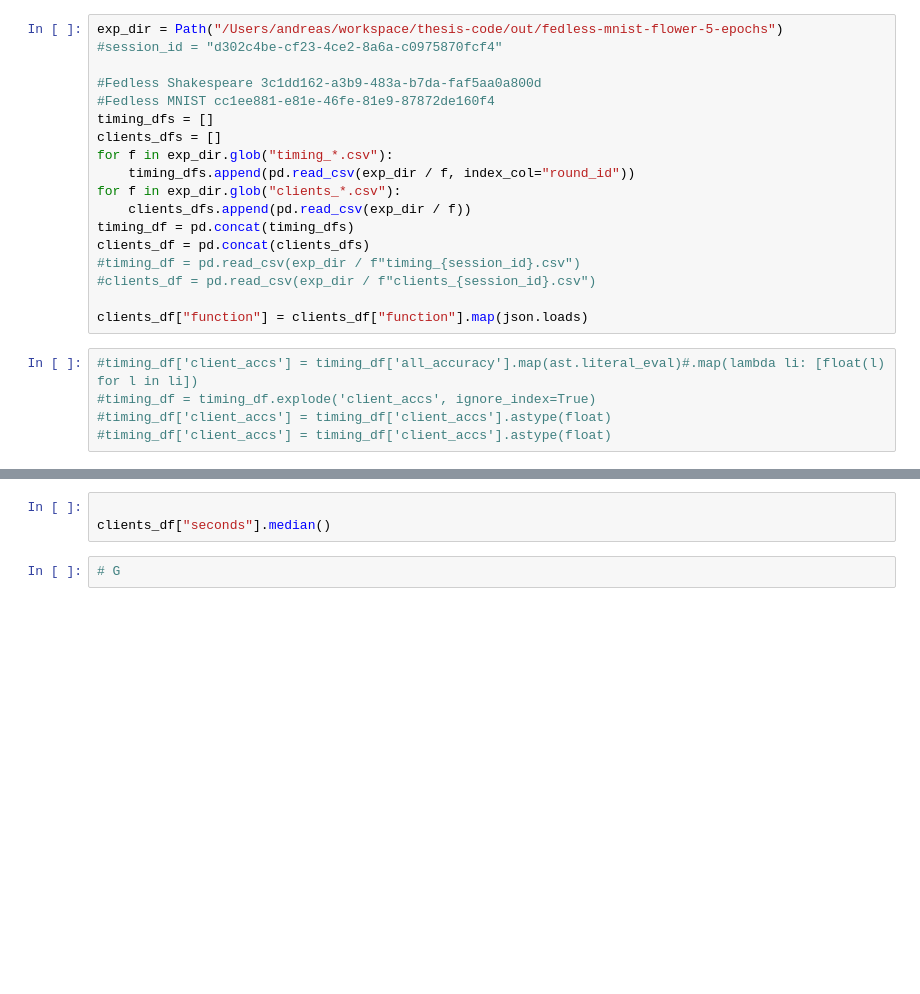
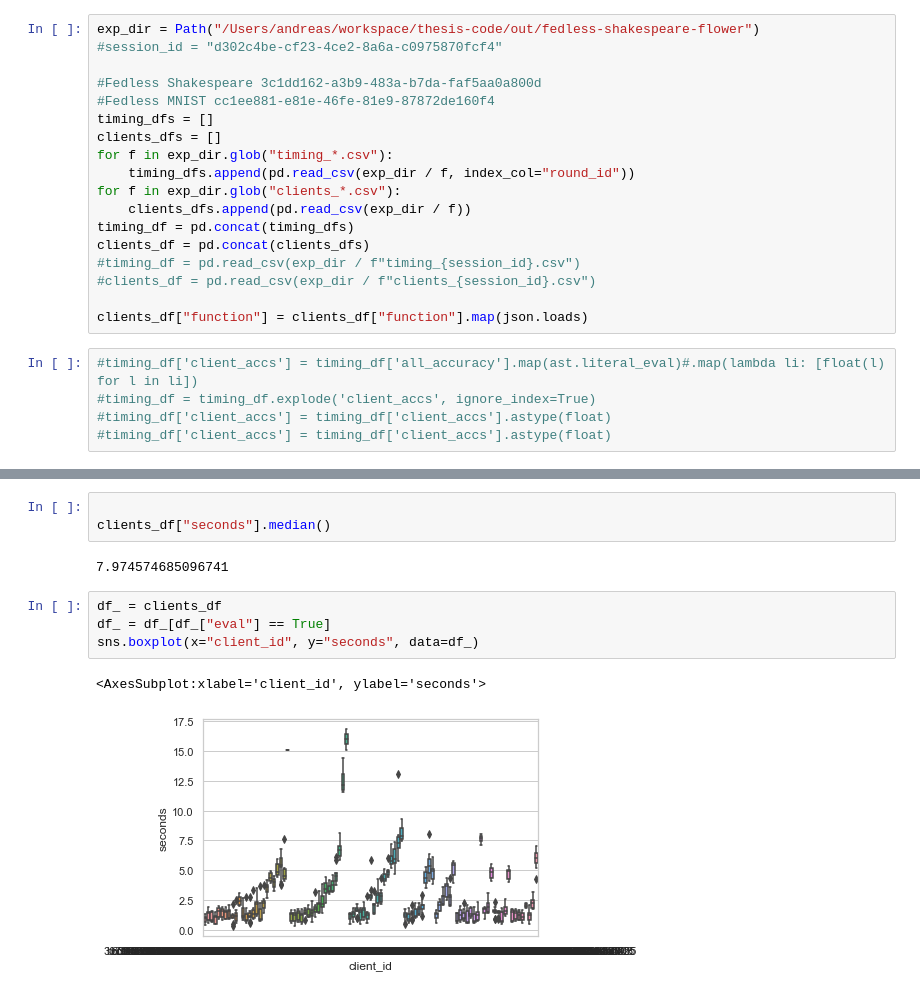
Before and after one commit to Serverless-Federated-Learning/FedLesScan, a Jupyter notebook: experiments/fedkeeper-comparisons.ipynb, the cells around one changed output, grey strips where cells are left out. Saved outputs shown, nothing was run; the diff lists cells and outputs as text; blank space fills up the shorter version.

```diff
--- a/experiments/fedkeeper-comparisons.ipynb
+++ b/experiments/fedkeeper-comparisons.ipynb
@@ -11,7 +11,7 @@ import seaborn as sns
 
 %matplotlib inline
 # %%
-exp_dir = Path("/Users/andreas/workspace/thesis-code/out/fedless-mnist-flower-5-epochs")
+exp_dir = Path("/Users/andreas/workspace/thesis-code/out/fedless-shakespeare-flower")
 #session_id = "d302c4be-cf23-4ce2-8a6a-c0975870fcf4"
 
 #Fedless Shakespeare 3c1dd162-a3b9-483a-b7da-faf5aa0a800d
@@ -106,5 +139,12 @@ df_[df_["global_test_accuracy"] >= 0.99].mean()
 # %%
 
 clients_df["seconds"].median()
+# %% [output]
+7.974574685096741
-# %%
-# G
+# %%
+df_ = clients_df
+df_ = df_[df_["eval"] == True]
+sns.boxplot(x="client_id", y="seconds", data=df_)
+# %% [output]
+<AxesSubplot:xlabel='client_id', ylabel='seconds'>
+[figure, added]
```
Also changed, not shown: parts of 11 cells of this notebook, 6 other files.
